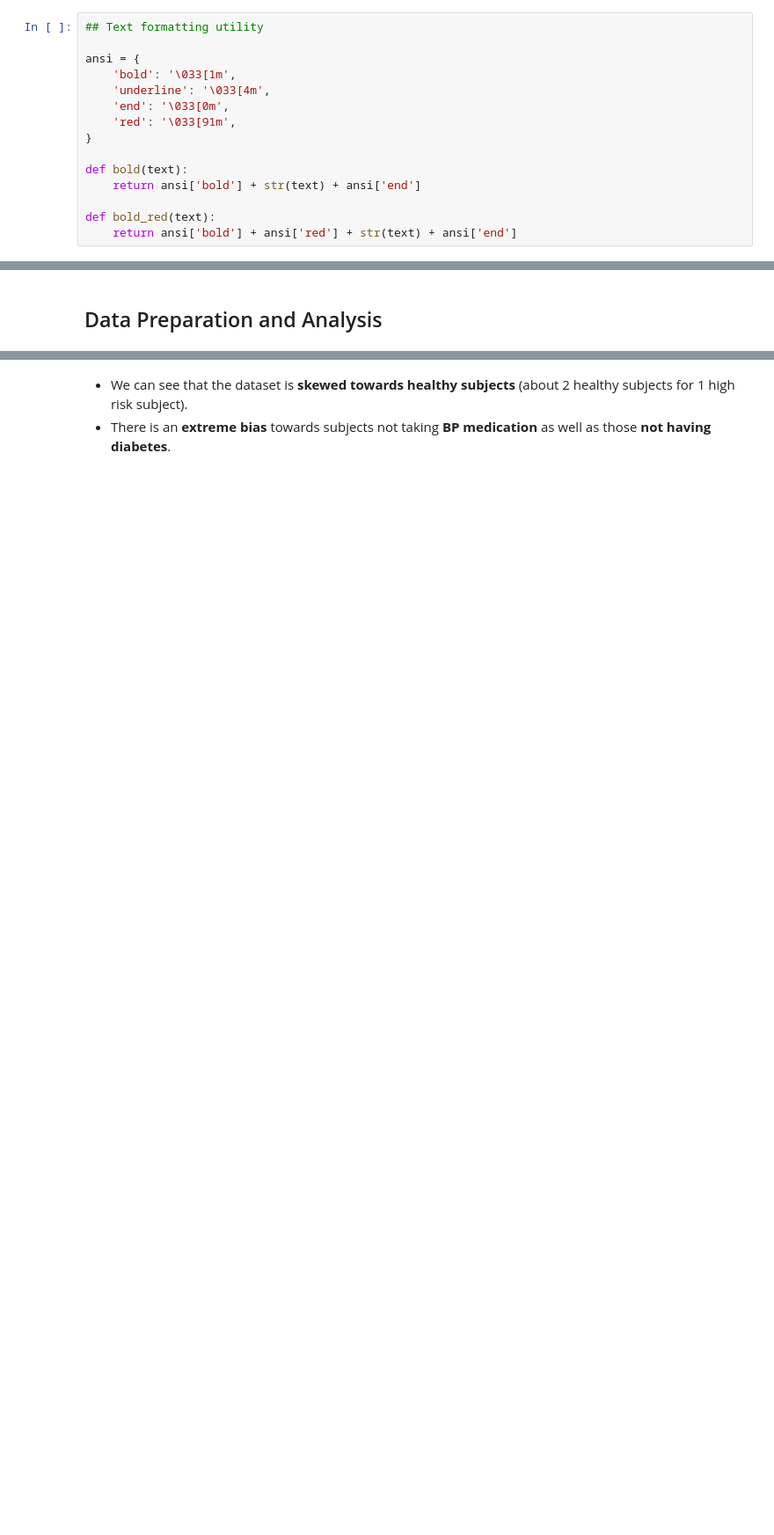
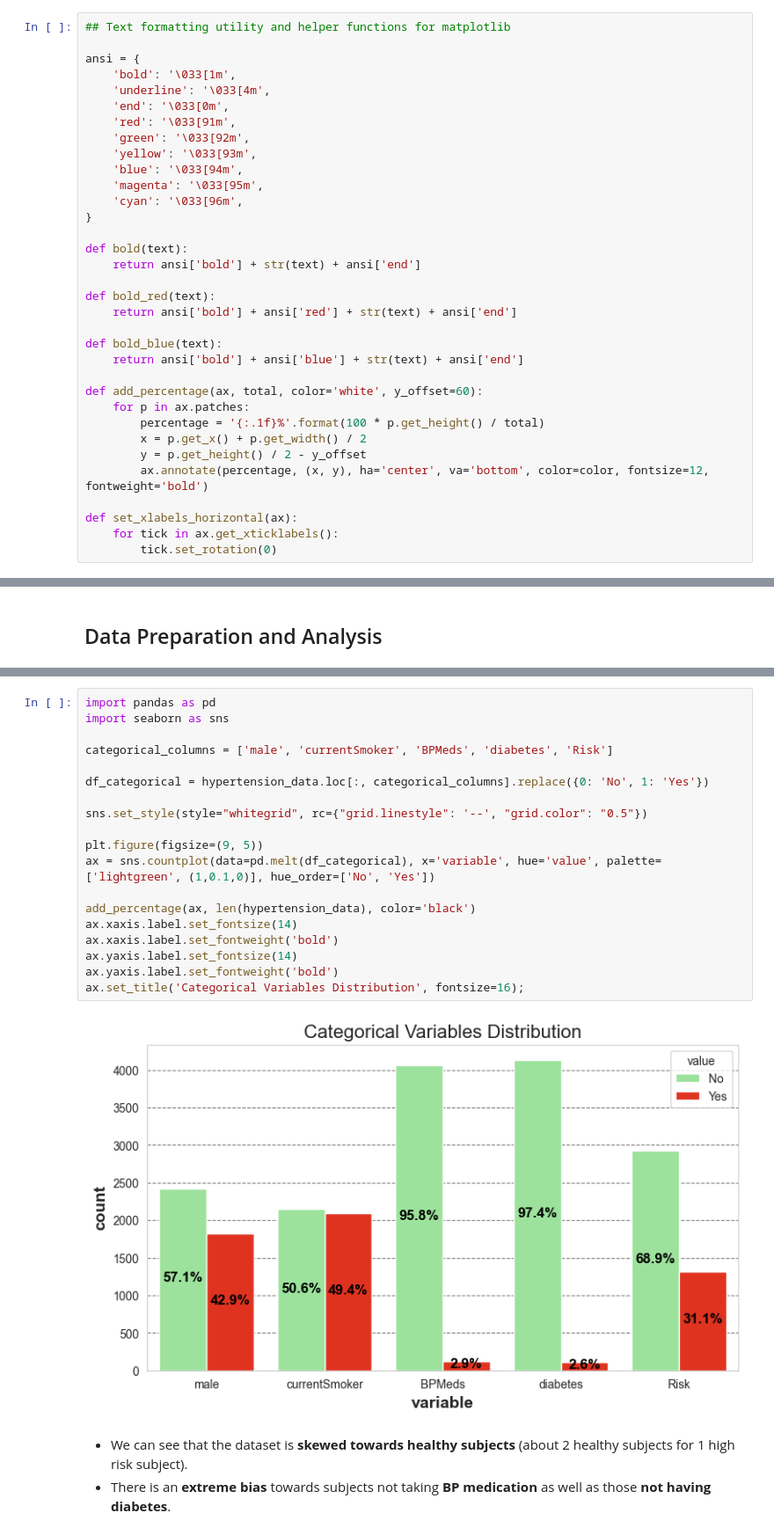
Before and after one commit to Iman974/ML_classification_hypertension_SL, a Jupyter notebook: Hypertension_risk.ipynb, the cells around one changed output, grey strips where cells are left out. Shown at 88% size. Saved outputs shown, nothing was run; the diff lists cells and outputs as text; blank space fills up the shorter version.

```diff
--- a/Hypertension_risk.ipynb
+++ b/Hypertension_risk.ipynb
@@ -47,13 +46,18 @@ https://www.kaggle.com/datasets/khan1803115/hypertension-risk-model-main/
 - Establish a classification model as good as possible for hypertension risk prediction and assess its performance metrics
 - Establish critical features correlated to hypertension risk
 # %%
-## Text formatting utility
+## Text formatting utility and helper functions for matplotlib
 
 ansi = {
     'bold': '\033[1m',
     'underline': '\033[4m',
     'end': '\033[0m',
     'red': '\033[91m',
+    'green': '\033[92m',
+    'yellow': '\033[93m',
+    'blue': '\033[94m',
+    'magenta': '\033[95m',
+    'cyan': '\033[96m',
 }
 
 def bold(text):
@@ -61,6 +65,20 @@ def bold(text):
 
 def bold_red(text):
     return ansi['bold'] + ansi['red'] + str(text) + ansi['end']
+
+def bold_blue(text):
+    return ansi['bold'] + ansi['blue'] + str(text) + ansi['end']
+
+def add_percentage(ax, total, color='white', y_offset=60):
+    for p in ax.patches:
+        percentage = '{:.1f}%'.format(100 * p.get_height() / total)
+        x = p.get_x() + p.get_width() / 2
+        y = p.get_height() / 2 - y_offset
+        ax.annotate(percentage, (x, y), ha='center', va='bottom', color=color, fontsize=12, fontweight='bold')
+
+def set_xlabels_horizontal(ax):
+    for tick in ax.get_xticklabels():
+        tick.set_rotation(0)
 # %% [markdown]
 ## Dataset Overview
 # %%
@@ -150,3 +110,24 @@ ax = sns.countplot(data=pd.melt(df_categorical), x='variable', hue='value', pale
+# %%
+import pandas as pd
+import seaborn as sns
+
+categorical_columns = ['male', 'currentSmoker', 'BPMeds', 'diabetes', 'Risk']
+
+df_categorical = hypertension_data.loc[:, categorical_columns].replace({0: 'No', 1: 'Yes'})
+
+sns.set_style(style="whitegrid", rc={"grid.linestyle": '--', "grid.color": "0.5"})
+
+plt.figure(figsize=(9, 5))
+ax = sns.countplot(data=pd.melt(df_categorical), x='variable', hue='value', palette=['lightgreen', (1,0.1,0)], hue_order=['No', 'Yes'])
+
+add_percentage(ax, len(hypertension_data), color='black')
+ax.xaxis.label.set_fontsize(14)
+ax.xaxis.label.set_fontweight('bold')
+ax.yaxis.label.set_fontsize(14)
+ax.yaxis.label.set_fontweight('bold')
+ax.set_title('Categorical Variables Distribution', fontsize=16);
+# %% [output]
+[figure, added]
 # %% [markdown]
 - We can see that the dataset is **skewed towards healthy subjects** (about 2 healthy subjects for 1 high risk subject).
 - There is an **extreme bias** towards subjects not taking **BP medication** as well as those **not having diabetes**.
```
Also changed, not shown: parts of 41 cells of this notebook.
